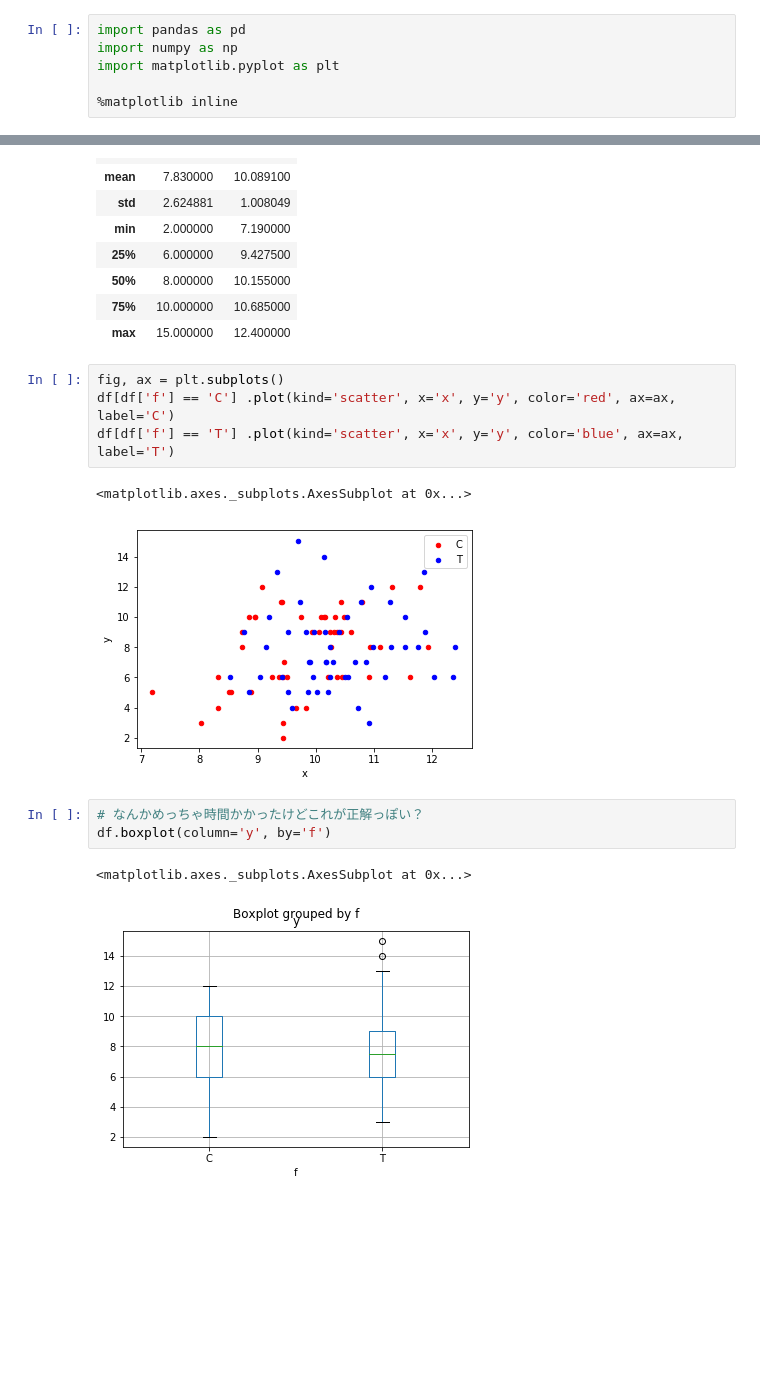
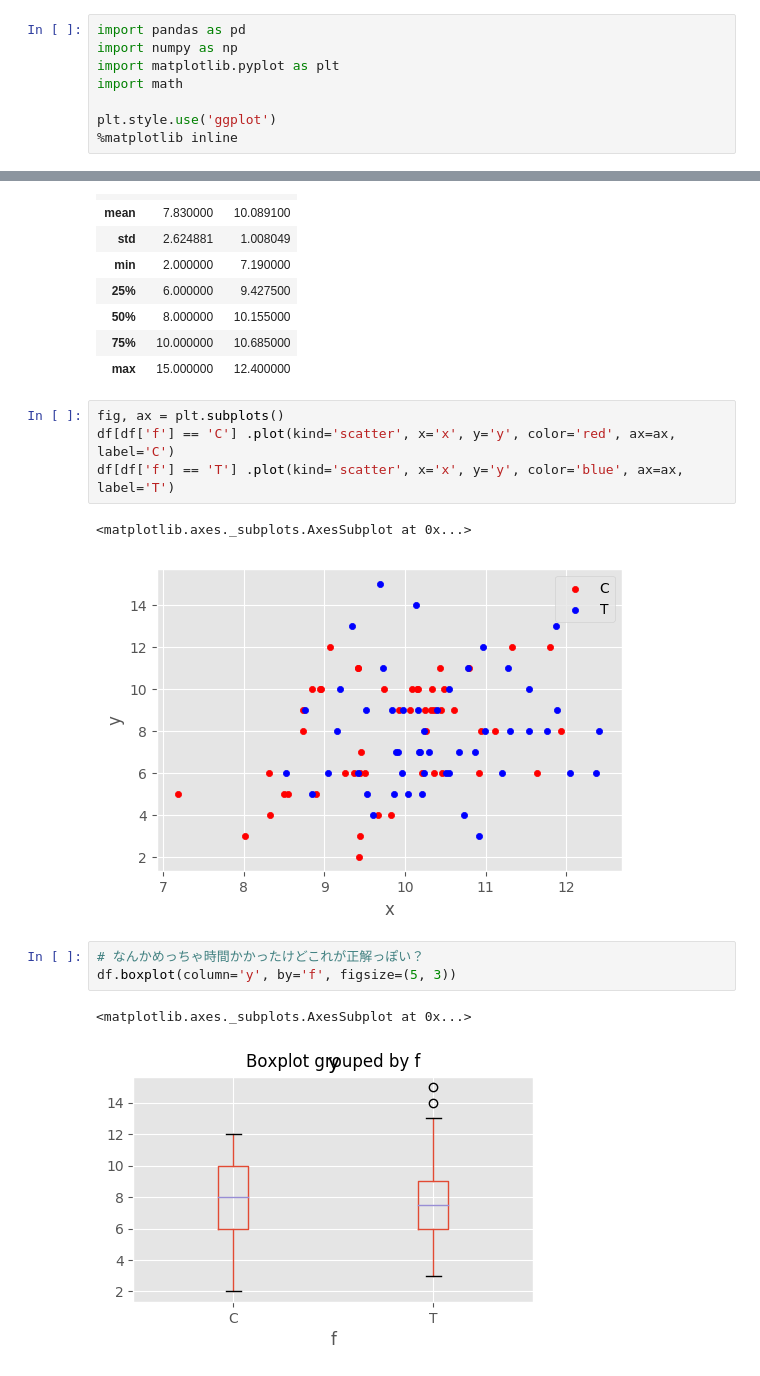
Before and after one commit to Aipakazuma/green_book, a Jupyter notebook: 3/3_一般化線形モデル（GLM）ポアソン回帰.ipynb, the cells around one changed output, grey strips where cells are left out. Cells and saved outputs as stored; diff of their text form; blank space fills up the shorter version.

```diff
--- a/3/3_一般化線形モデル（GLM）ポアソン回帰.ipynb
+++ b/3/3_一般化線形モデル（GLM）ポアソン回帰.ipynb
@@ -4,7 +4,9 @@
 import pandas as pd
 import numpy as np
 import matplotlib.pyplot as plt
+import math
 
+plt.style.use('ggplot')
 %matplotlib inline
 # %%
 df = pd.read_csv('./data3a.csv')
@@ -95,10 +97,10 @@ df[df['f'] == 'C'] .plot(kind='scatter', x='x', y='y', color='red', ax=ax, label
 df[df['f'] == 'T'] .plot(kind='scatter', x='x', y='y', color='blue', ax=ax, label='T')
 # %% [output]
 <matplotlib.axes._subplots.AxesSubplot at 0x...>
-[figure, old version]
+[figure, new version]
 # %%
 # なんかめっちゃ時間かかったけどこれが正解っぽい？
-df.boxplot(column='y', by='f')
+df.boxplot(column='y', by='f', figsize=(5, 3))
 # %% [output]
 <matplotlib.axes._subplots.AxesSubplot at 0x...>
-[figure, old version]
+[figure, new version]
```
Also changed, not shown: parts of 45 cells of this notebook, 1 other file.
